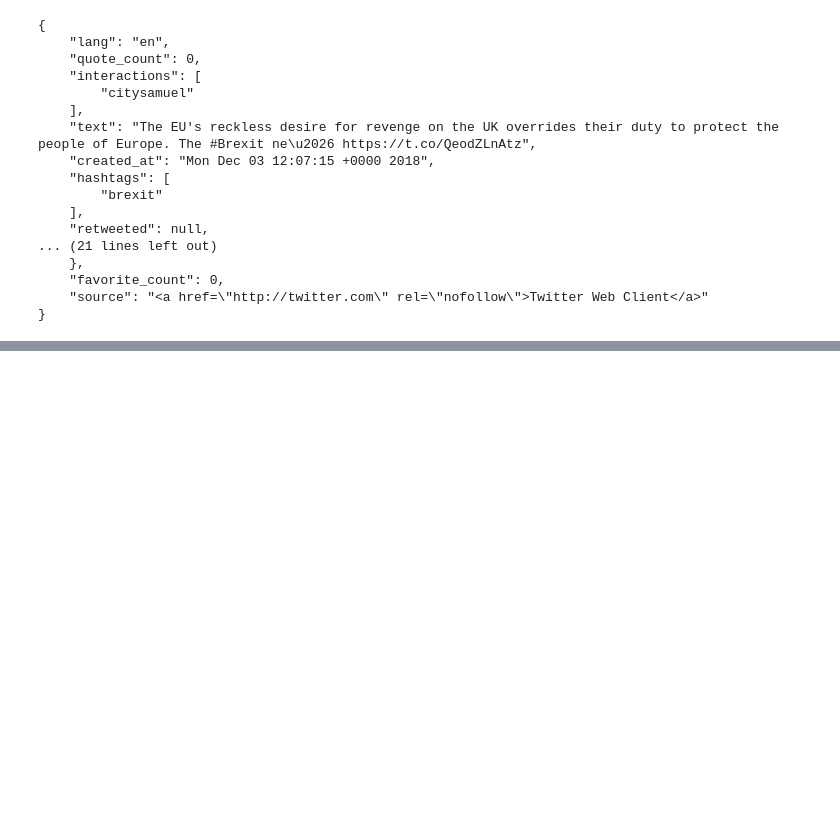
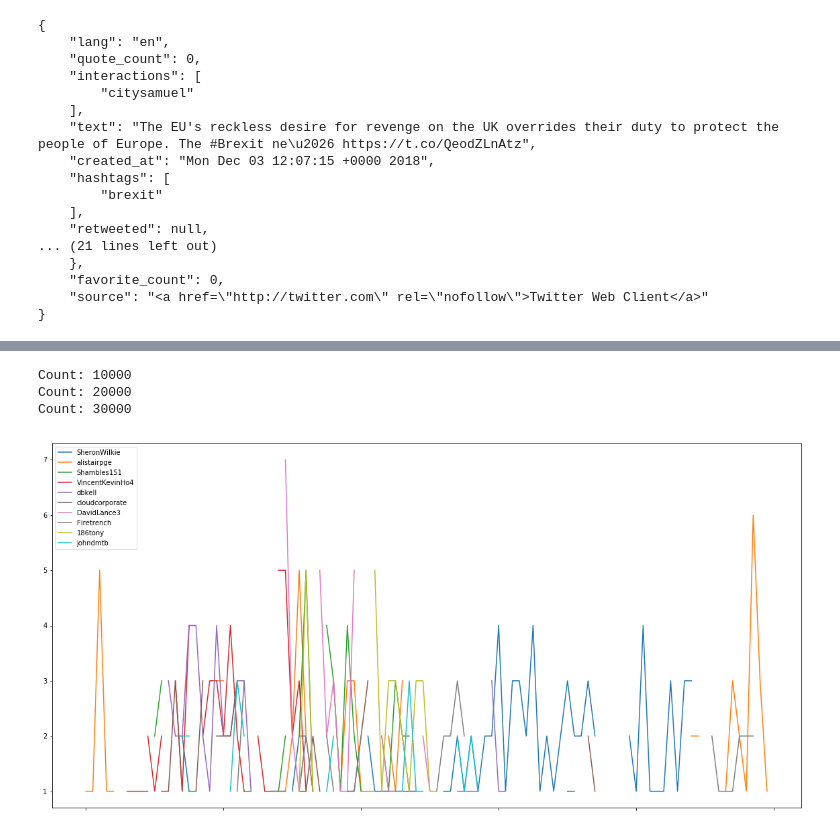
Before and after one commit to r0zetta/twitter_analysis_tools, a Jupyter notebook: gatherer_analysis.ipynb, the cells around one changed output, grey strips where cells are left out. Drawn from its saved outputs; the diff is of its cells as text; code cells hidden in the pictures; blank space fills up the shorter version.

```diff
--- a/gatherer_analysis.ipynb
+++ b/gatherer_analysis.ipynb
@@ -64,3 +95,27 @@ def save_csv(inter, fn):
+# %%
+def print_user_trends(users):
+    timestamps = {}
+    for u in users:
+        timestamps[u] = {}
+    count = 0
+    with io.open("data/raw.json", "r", encoding="utf-8") as f:
+        for line in f:
+            count += 1
+            if count % 10000 == 0:
+                print("Count: " + str(count))
+            d = json.loads(line)
+            if "user" in d and "screen_name" in d["user"]:
+                sn = d["user"]["screen_name"]
+                for u in users:
+                    if u == sn:
+                        tobj = twitter_time_to_readable(d["created_at"])
+                        thour = tobj[:-3]
+                        if thour not in timestamps[u]:
+                            timestamps[u][thour] = 1
+                        else:
+                            timestamps[u][thour] += 1
+    df = pd.DataFrame(timestamps)
+    df.plot(figsize=(20,10))
 # %%
 with io.open("data/raw.json", "r", encoding="utf-8") as f:
     for line in f:
@@ -221,0 +294,8 @@ Found 0 magas.
+# %%
+u = [x for x, c in counters["users"].most_common(10)]
+print_user_trends(u)
+# %% [output]
+Count: 10000
+Count: 20000
+Count: 30000
+[figure, added]
```
Also changed, not shown: parts of 5 cells of this notebook.
